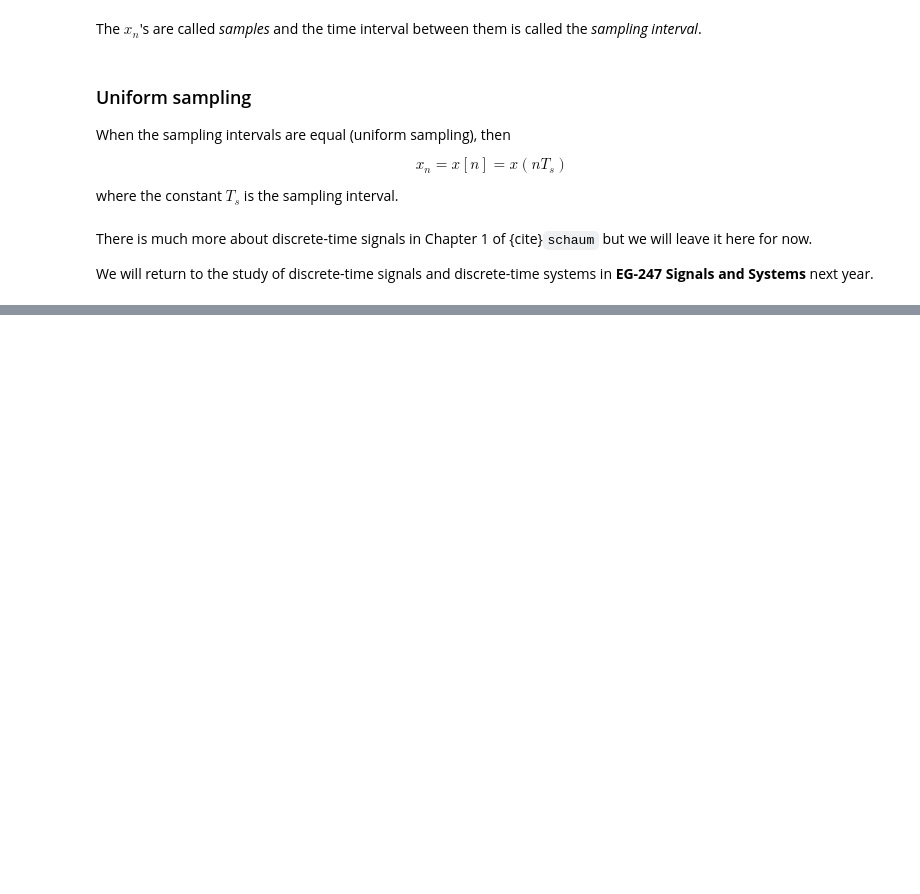
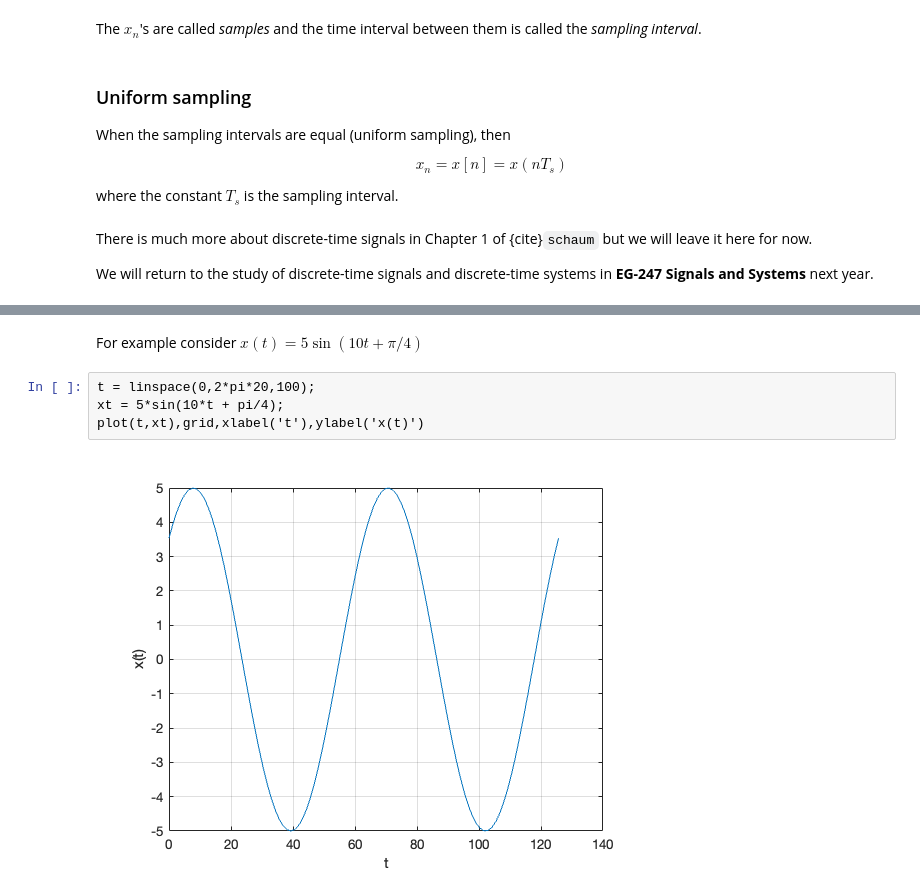
Before and after one commit to cpjobling/eg-150-textbook, a Jupyter notebook: _sources/signals_and_systems/signals/index.ipynb, the cells around one changed output, grey strips where cells are left out. Drawn from its saved outputs; the diff is of its cells as text; blank space fills up the shorter version.

```diff
--- a/_sources/signals_and_systems/signals/index.ipynb
+++ b/_sources/signals_and_systems/signals/index.ipynb
@@ -100,0 +115,8 @@ In modern electronics, most physical phenomena which we wish to deal are represe
+# %% [markdown]
+For example consider $x(t) = 5 \sin(10 t + \pi/4)$
+# %%
+t = linspace(0,2*pi*20,100);
+xt = 5*sin(10*t + pi/4);
+plot(t,xt),grid,xlabel('t'),ylabel('x(t)')
+# %% [output]
+[figure, added]
```
Also changed, not shown: parts of 55 cells of this notebook, 38 other files.
